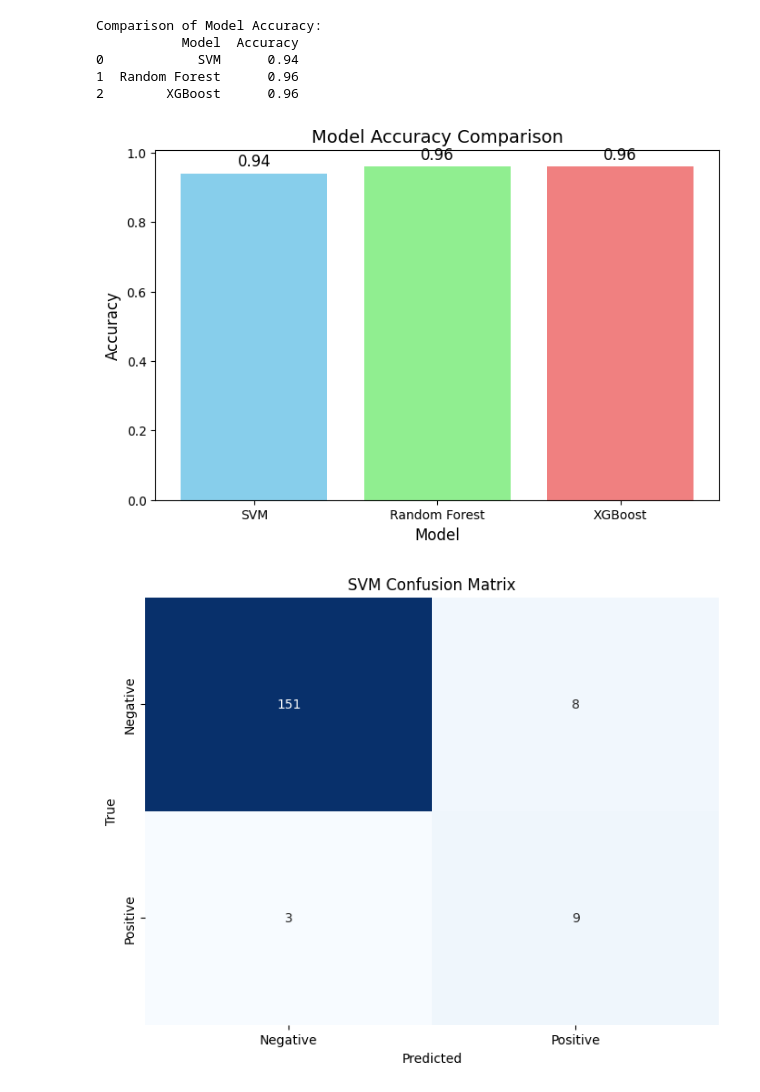
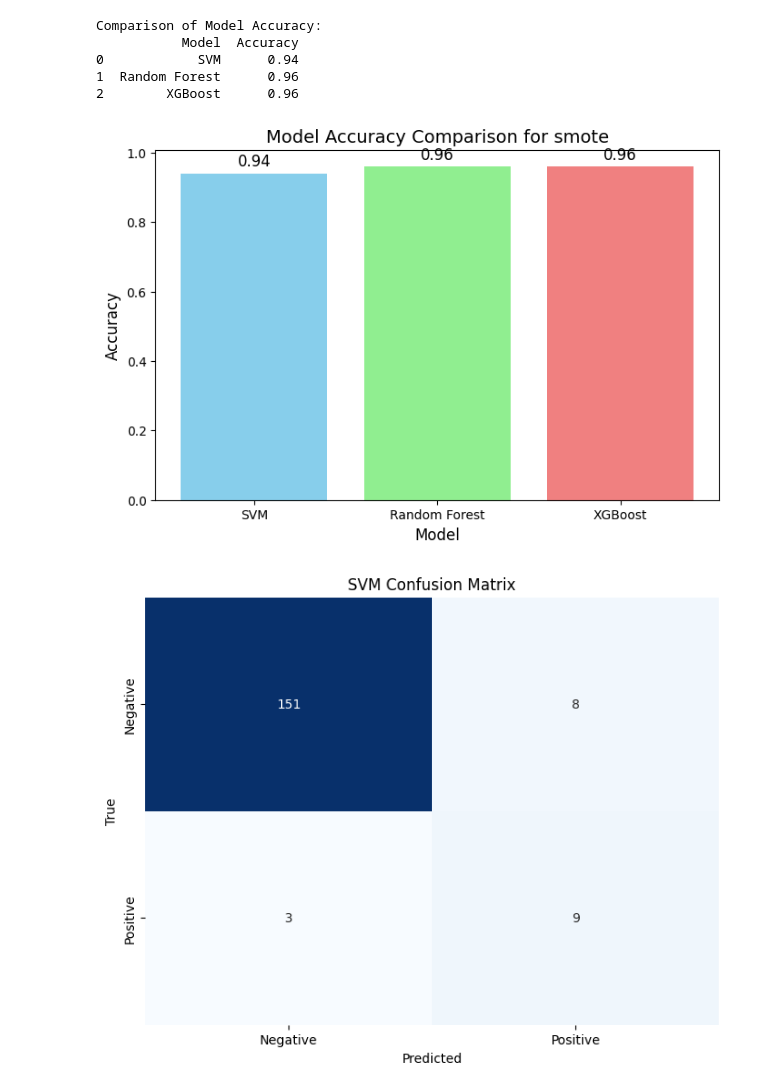
Before and after one commit to va22abb/Msc-Data-Project-Comparative-study-of-machine-learning-algorithms-in-predicting-cervical-cancer, a Jupyter notebook: Final_Project_Cervical_Cancer_Code.ipynb, the cells around one changed output. Drawn from its saved outputs; the diff is of its cells as text; code cells hidden in the pictures.

```diff
--- a/Final_Project_Cervical_Cancer_Code.ipynb
+++ b/Final_Project_Cervical_Cancer_Code.ipynb
@@ -1024,17 +1028,17 @@ This plot explains how a specific model decision was made by illustrating the cu
 # %% [markdown]
 # Applying smote to the imbalace data
 # %%
-# Import necessary libraries
+# Importing necessary libraries
 from imblearn.over_sampling import SMOTE
 
-# Split the dataset into training and testing sets
+# Splitting the dataset into training and testing sets
 #X_train, X_test, y_train, y_test = train_test_split(X, y, test_size=0.3, random_state=42, stratify=y)
 
-# Apply SMOTE to the training data
+# Appling SMOTE to the training data
 smote = SMOTE(random_state=42)
-X_train_resampled, y_train_resampled = smote.fit_resample(X_train_scaled, y_train)
+X_train_resampled, y_train_resampled = smote.fit_resample(X_train_scale_cancer, y_train)
 
-# Check the class distribution after SMOTE
+# Checking the class distribution after SMOTE
 print("Original class distribution:", y_train.value_counts())
 print("Resampled class distribution:", pd.Series(y_train_resampled).value_counts())
 # %% [output]
@@ -1063,7 +1067,7 @@ support_vm_model = SVC(class_weight='balanced', kernel='rbf')
 support_vm_model.fit(X_train_resampled, y_train_resampled)
 
 # Making predictions
-y_pred_support_vm = support_vm_model.predict(X_test_scaled)
+y_pred_support_vm = support_vm_model.predict(X_test_scale_cancer)
 
 # Evaluating the model
 print(confusion_matrix(y_test, y_pred_support_vm))
@@ -1085,7 +1089,7 @@ rand_f_model = RandomForestClassifier(class_weight='balanced', random_state=42)
 rand_f_model.fit(X_train_resampled, y_train_resampled)
 
 # Making predictions
-y_pred_rand_f = rand_f_model.predict(X_test_scaled)
+y_pred_rand_f = rand_f_model.predict(X_test_scale_cancer)
 
 # Evaluating the model
 print(confusion_matrix(y_test, y_pred_rand_f))
@@ -1102,19 +1106,19 @@ print(classification_report(y_test, y_pred_rand_f))
    macro avg       0.84      0.86      0.85       171
 weighted avg       0.96      0.96      0.96       171
 # %%
-# Calculate scale_pos_weight (this is an approximation to balance the class weights)
+# Calculating scale_pos_weight (this is an approximation to balance the class weights)
 scale_pos_weight = (y_train_resampled.value_counts()[0] / y_train_resampled.value_counts()[1])
 
-# Create the XGBoost model
+# Creating the XGBoost model
 xgboost_model = xgb.XGBClassifier(scale_pos_weight=scale_pos_weight, random_state=42)
 
-# Fit the model
+# Fitting the model
 xgboost_model.fit(X_train_resampled, y_train_resampled)
 
-# Make predictions
-y_pred_xgboost = xgboost_model.predict(X_test_scaled)
+# Making predictions
+y_pred_xgboost = xgboost_model.predict(X_test_scale_cancer)
 
-# Evaluate the model
+# Evaluating the model
 print(confusion_matrix(y_test, y_pred_xgboost))
 print(classification_report(y_test, y_pred_xgboost))
 # %% [output]
@@ -1163,21 +1167,21 @@ Comparison of Model Accuracy:
 # %%
 # Plotting the accuracy comparison bar chart
 plt.figure(figsize=(8, 5))
 plt.bar(results_table['Model'], results_table['Accuracy'], color=['skyblue', 'lightgreen', 'lightcoral'])
 
 # Adding labels and title
-plt.title('Model Accuracy Comparison', fontsize=14)
+plt.title('Model Accuracy Comparison for smote', fontsize=14)
 plt.xlabel('Model', fontsize=12)
 plt.ylabel('Accuracy', fontsize=12)
 
 # Showing the accuracy values on top of the bars
 for i, v in enumerate(results_table['Accuracy']):
     plt.text(i, v + 0.01, str(v), ha='center', va='bottom', fontsize=12)
 
-# Display the plot
+# Displaying the plot
 plt.show()
 # %% [output]
-[figure, old version]
+[figure, new version]
 # %%
 # Function to plot a confusion matrix for visualizing model performance
 def plot_confusion_matrix(y_true, y_pred, title='Confusion Matrix'):
```
Also changed, not shown: parts of 40 cells of this notebook.
